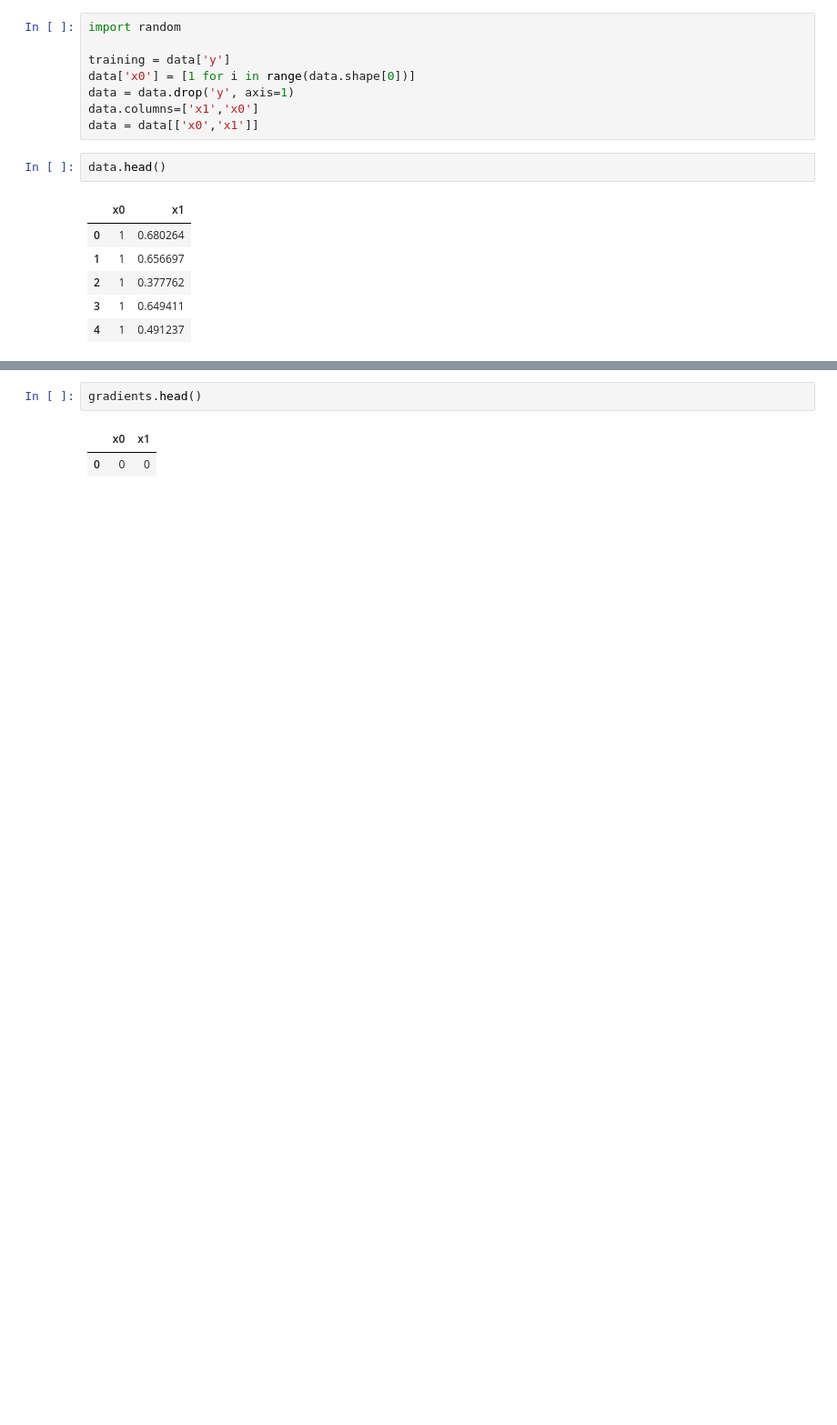
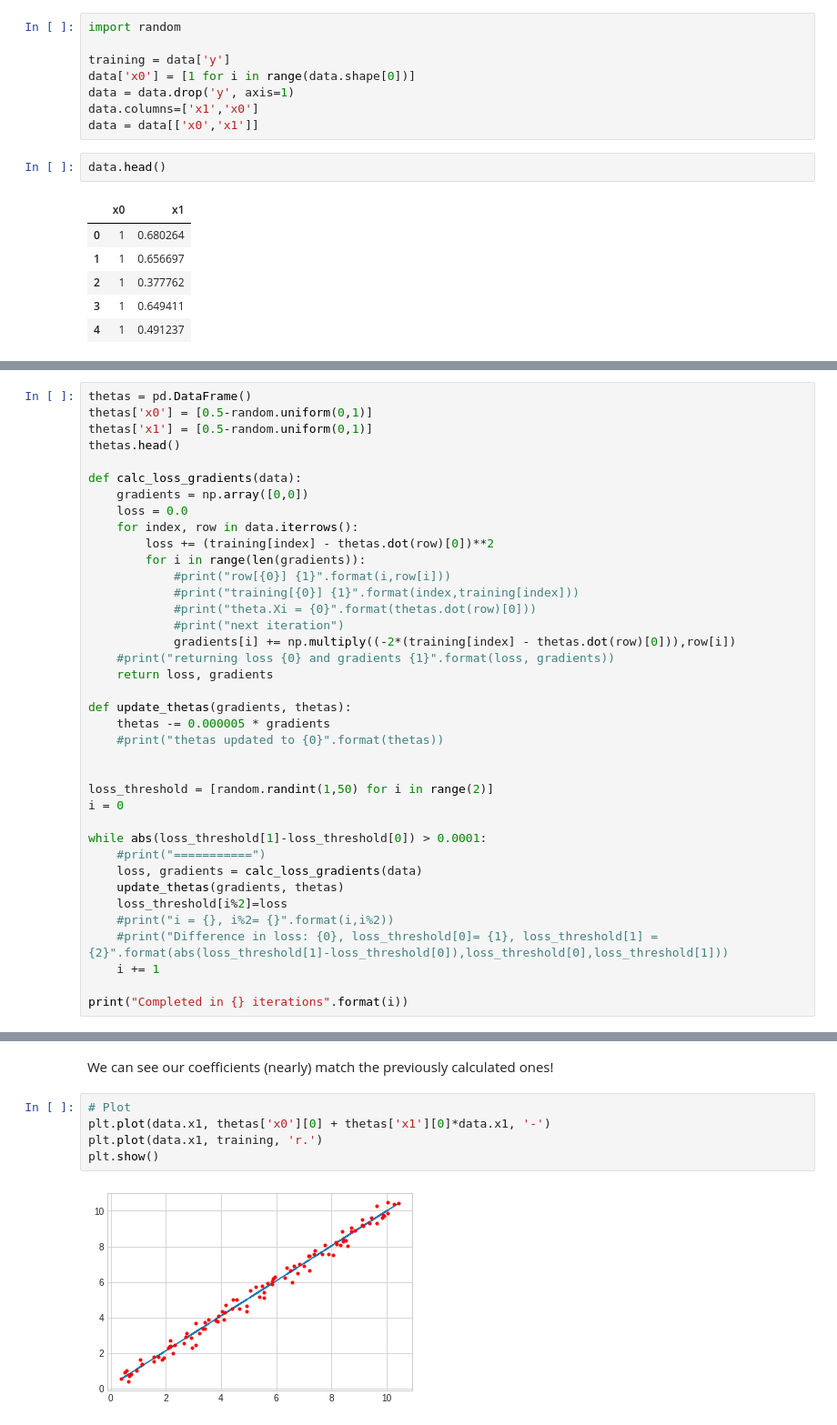
Before and after one commit to DomGeoT/Linear-Regression, a Jupyter notebook: Linear Regression.ipynb, the cells around one changed output, grey strips where cells are left out. Shown at 91% size. Saved outputs shown, nothing was run; the diff lists cells and outputs as text; blank space fills up the shorter version.

```diff
--- a/Linear Regression.ipynb
+++ b/Linear Regression.ipynb
@@ -254,0 +239,38 @@ for index, row in data.iterrows():
+# %%
+thetas = pd.DataFrame()
+thetas['x0'] = [0.5-random.uniform(0,1)]
+thetas['x1'] = [0.5-random.uniform(0,1)]
+thetas.head()
+
+def calc_loss_gradients(data):
+    gradients = np.array([0,0])
+    loss = 0.0
+    for index, row in data.iterrows():
+        loss += (training[index] - thetas.dot(row)[0])**2
+        for i in range(len(gradients)):
+            #print("row[{0}] {1}".format(i,row[i]))
+            #print("training[{0}] {1}".format(index,training[index]))
+            #print("theta.Xi = {0}".format(thetas.dot(row)[0]))
+            #print("next iteration")
+            gradients[i] += np.multiply((-2*(training[index] - thetas.dot(row)[0])),row[i])
+    #print("returning loss {0} and gradients {1}".format(loss, gradients))
+    return loss, gradients
+
+def update_thetas(gradients, thetas):
+    thetas -= 0.000005 * gradients
+    #print("thetas updated to {0}".format(thetas))
+
+
+loss_threshold = [random.randint(1,50) for i in range(2)]
+i = 0
+
+while abs(loss_threshold[1]-loss_threshold[0]) > 0.0001:
+    #print("===========")
+    loss, gradients = calc_loss_gradients(data)
+    update_thetas(gradients, thetas)
+    loss_threshold[i%2]=loss
+    #print("i = {}, i%2= {}".format(i,i%2))
+    #print("Difference in loss: {0}, loss_threshold[0]= {1}, loss_threshold[1] = {2}".format(abs(loss_threshold[1]-loss_threshold[0]),loss_threshold[0],loss_threshold[1]))
+    i += 1
+
+print("Completed in {} iterations".format(i))
@@ -260,5 +284,9 @@ dtype: float64
-# %%
-gradients.head()
-# %% [output]
-|  | x0 | x1 |
-| 0 | 0 | 0 |
+# %% [markdown]
+We can see our coefficients (nearly) match the previously calculated ones!
+# %%
+# Plot
+plt.plot(data.x1, thetas['x0'][0] + thetas['x1'][0]*data.x1, '-')
+plt.plot(data.x1, training, 'r.')
+plt.show()
+# %% [output]
+[figure, added]
```
Also changed, not shown: parts of 6 cells of this notebook.
